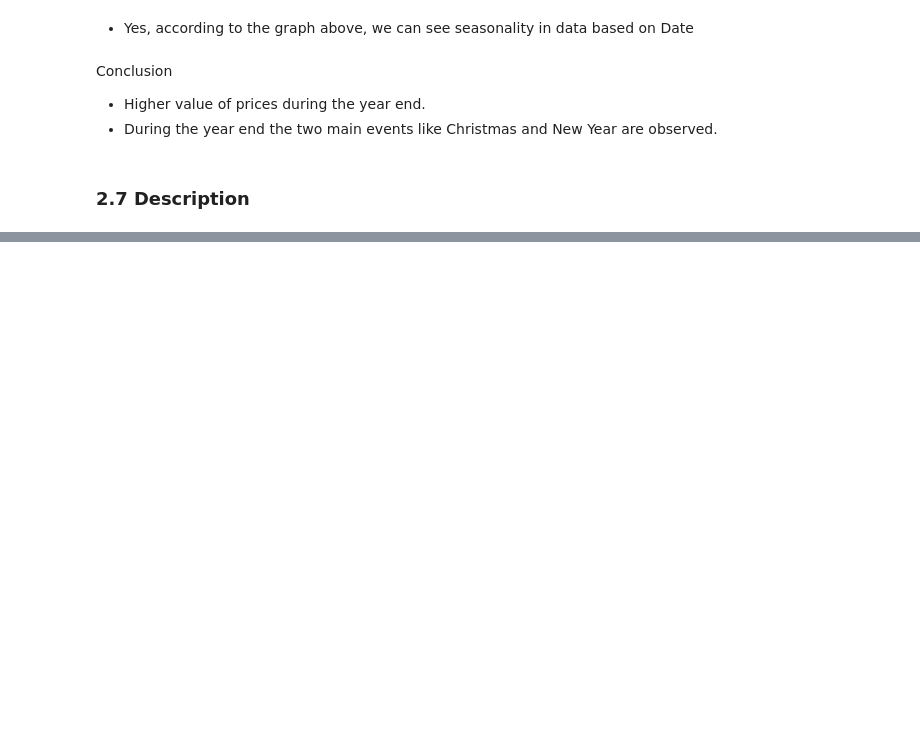
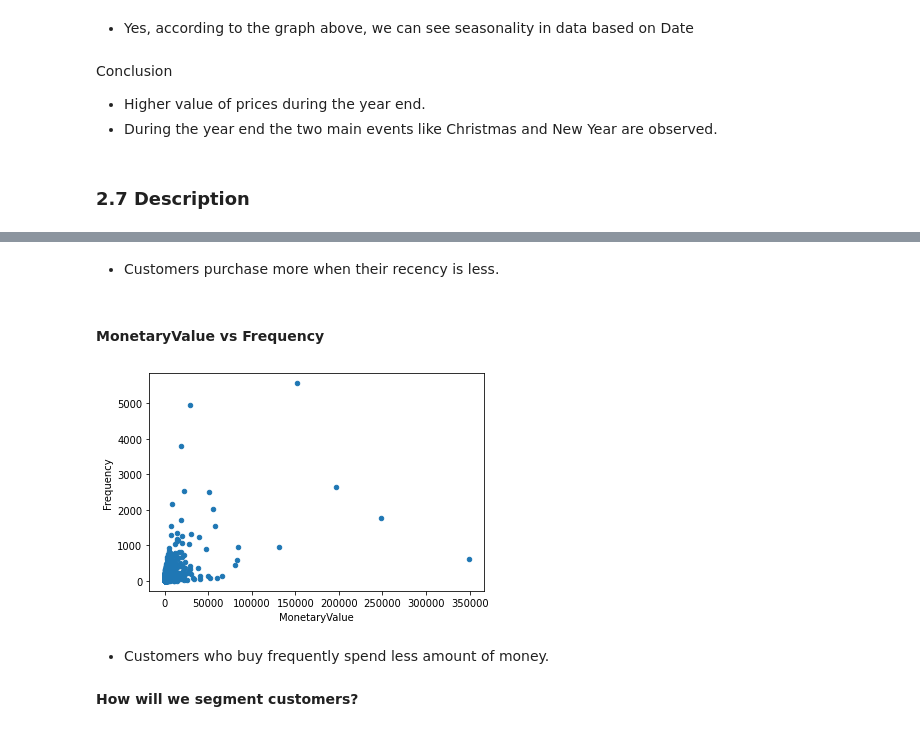
Before and after one commit to guptaa98/Kaggle-Notebooks, a Jupyter notebook: Retail_Pulse.ipynb, the cells around one changed output, grey strips where cells are left out. Drawn from its saved outputs; the diff is of its cells as text; code cells hidden in the pictures; blank space fills up the shorter version.

```diff
--- a/Retail_Pulse.ipynb
+++ b/Retail_Pulse.ipynb
@@ -408,0 +534,13 @@ Name: Description, dtype: int64
+# %% [markdown]
+* Customers purchase more when their recency is less.
+# %% [markdown]
+#### MonetaryValue vs Frequency
+# %%
+customers.plot(kind='scatter', x='MonetaryValue', y='Frequency')
+plt.show()
+# %% [output]
+[figure, added]
+# %% [markdown]
+* Customers who buy frequently spend less amount of money.
+# %% [markdown]
+**How will we segment customers?**
```
Also changed, not shown: parts of 70 cells of this notebook.
